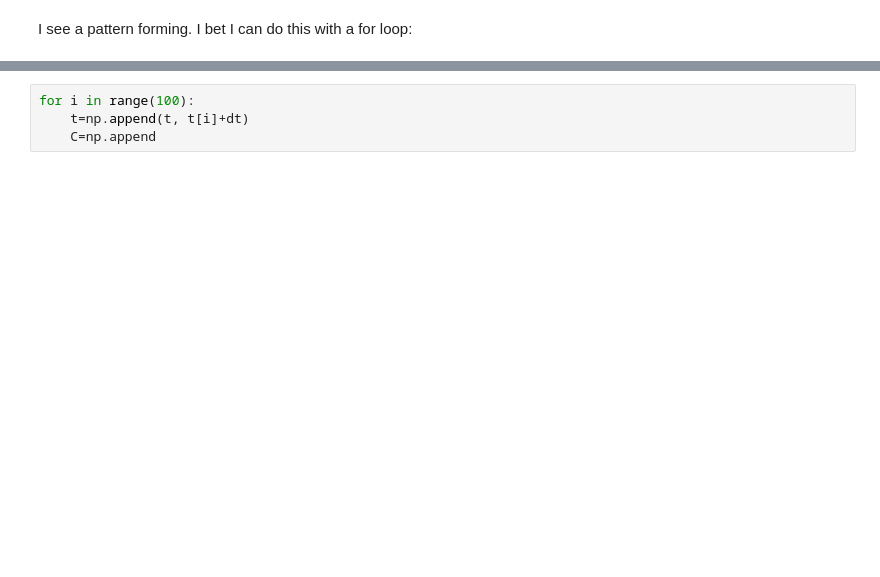
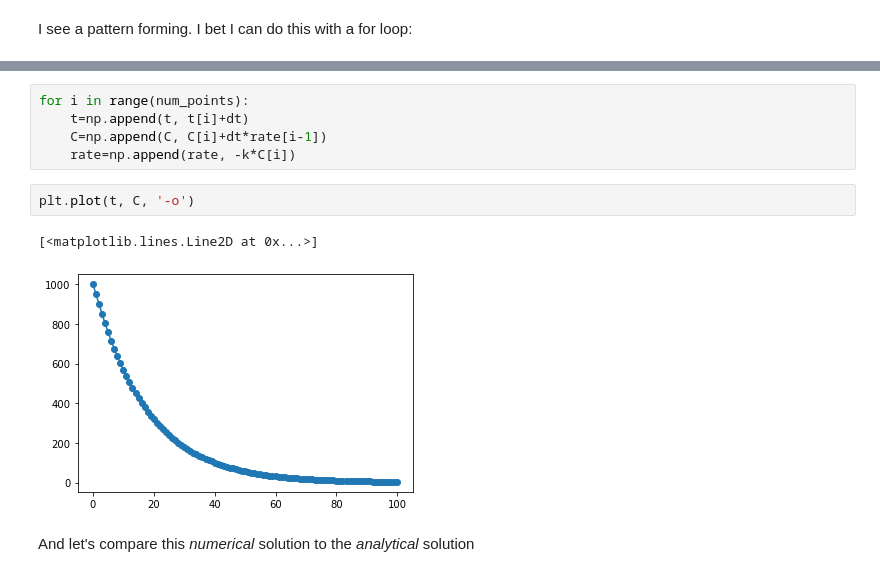
Before and after one commit to timplab/bcmb_bootcamp, a Jupyter notebook: day5/modeling.ipynb, the cells around one changed output, grey strips where cells are left out. Cells and saved outputs as stored; diff of their text form; blank space fills up the shorter version.

```diff
--- a/day5/modeling.ipynb
+++ b/day5/modeling.ipynb
@@ -100,4 +97,12 @@ dt=1
 # %%
-for i in range(100):
+for i in range(num_points):
     t=np.append(t, t[i]+dt)
-    C=np.append
+    C=np.append(C, C[i]+dt*rate[i-1])
+    rate=np.append(rate, -k*C[i])
+# %%
+plt.plot(t, C, '-o')
+# %% [output]
+[<matplotlib.lines.Line2D at 0x...>]
+[figure, added]
+# %% [markdown]
+And let's compare this _numerical_ solution to the _analytical_ solution
```
Also changed, not shown: parts of 41 cells of this notebook, 2 other files.
